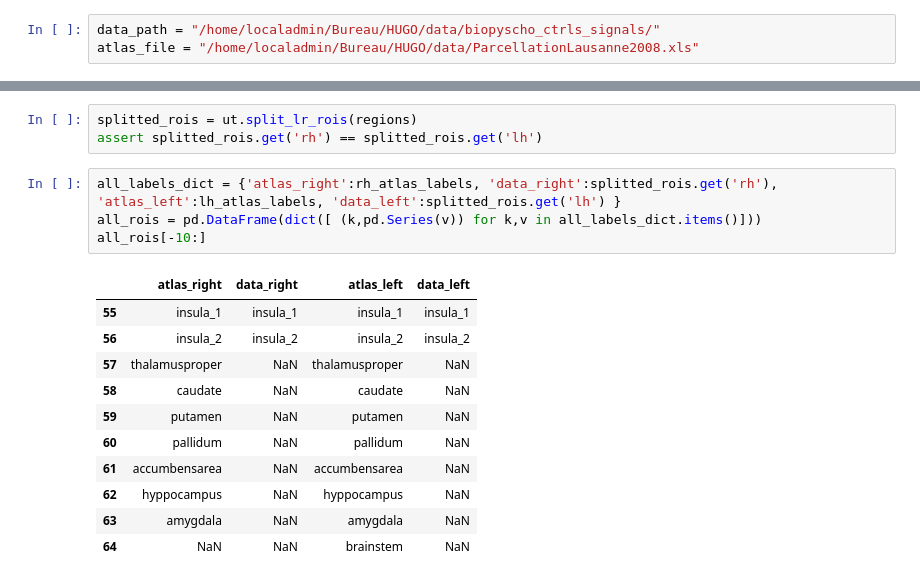
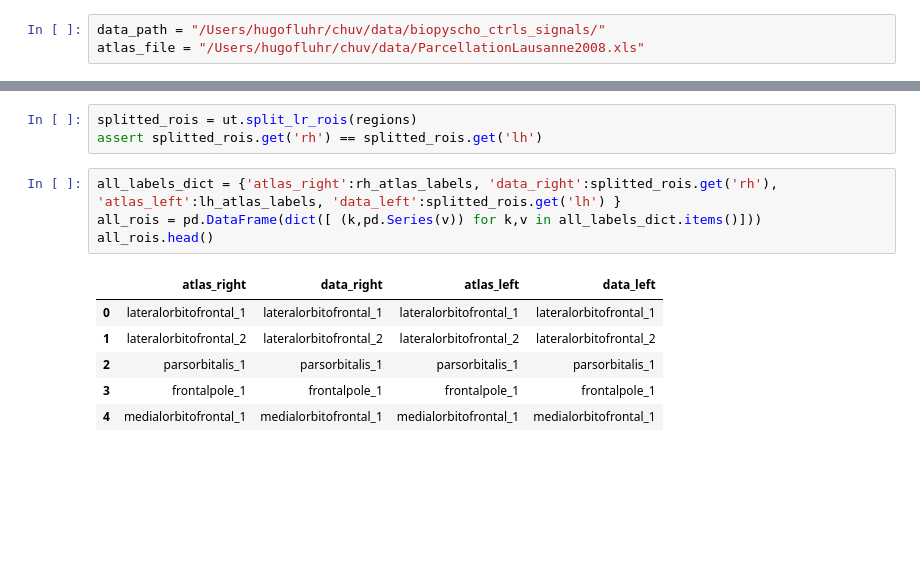
Before and after one commit to hugofluhr/gsp_neuro, a Jupyter notebook: notebooks/atlas_xplore.ipynb, the cells around one changed output, grey strips where cells are left out. Saved outputs shown, nothing was run; the diff lists cells and outputs as text; blank space fills up the shorter version.

```diff
--- a/notebooks/atlas_xplore.ipynb
+++ b/notebooks/atlas_xplore.ipynb
@@ -16,6 +16,6 @@ reload(dload)
 # %%
-data_path = "/home/localadmin/Bureau/HUGO/data/biopyscho_ctrls_signals/"
-atlas_file = "/home/localadmin/Bureau/HUGO/data/ParcellationLausanne2008.xls"
+data_path = "/Users/hugofluhr/chuv/data/biopyscho_ctrls_signals/"
+atlas_file = "/Users/hugofluhr/chuv/data/ParcellationLausanne2008.xls"
 # %%
 thickness_files = [file for file in glob.glob(data_path + "thickness-*")]
 thickness_files.sort()
@@ -62,17 +61,12 @@ assert splitted_rois.get('rh') == splitted_rois.get('lh')
 # %%
 all_labels_dict = {'atlas_right':rh_atlas_labels, 'data_right':splitted_rois.get('rh'), 'atlas_left':lh_atlas_labels, 'data_left':splitted_rois.get('lh') }
 all_rois = pd.DataFrame(dict([ (k,pd.Series(v)) for k,v in all_labels_dict.items()]))
-all_rois[-10:]
+all_rois.head()
 # %% [output]
 |  | atlas_right | data_right | atlas_left | data_left |
-| 55 | insula_1 | insula_1 | insula_1 | insula_1 |
-| 56 | insula_2 | insula_2 | insula_2 | insula_2 |
-| 57 | thalamusproper | NaN | thalamusproper | NaN |
-| 58 | caudate | NaN | caudate | NaN |
-| 59 | putamen | NaN | putamen | NaN |
-| 60 | pallidum | NaN | pallidum | NaN |
-| 61 | accumbensarea | NaN | accumbensarea | NaN |
-| 62 | hyppocampus | NaN | hyppocampus | NaN |
-| 63 | amygdala | NaN | amygdala | NaN |
-| 64 | NaN | NaN | brainstem | NaN |
+| 0 | lateralorbitofrontal_1 | lateralorbitofrontal_1 | lateralorbitofrontal_1 | lateralorbitofrontal_1 |
+| 1 | lateralorbitofrontal_2 | lateralorbitofrontal_2 | lateralorbitofrontal_2 | lateralorbitofrontal_2 |
+| 2 | parsorbitalis_1 | parsorbitalis_1 | parsorbitalis_1 | parsorbitalis_1 |
+| 3 | frontalpole_1 | frontalpole_1 | frontalpole_1 | frontalpole_1 |
+| 4 | medialorbitofrontal_1 | medialorbitofrontal_1 | medialorbitofrontal_1 | medialorbitofrontal_1 |
 # %%
```
Also changed, not shown: parts of 4 cells of this notebook, 2 other files.
